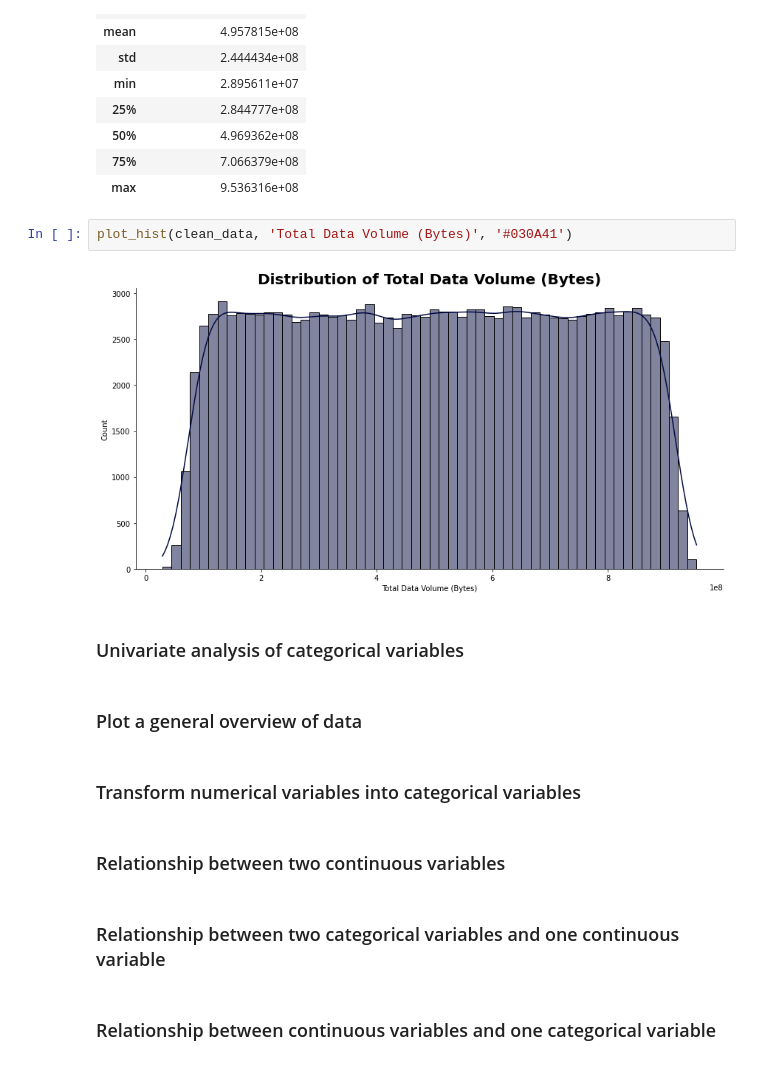
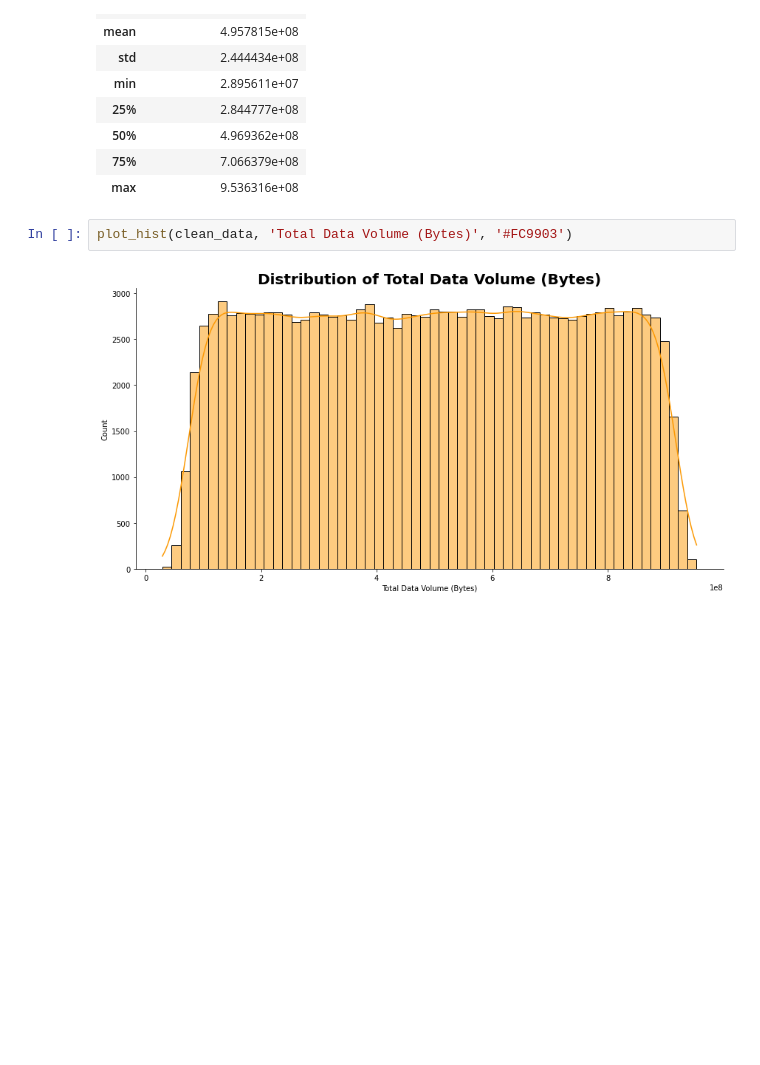
Before and after one commit to gezish/TellCo-UserDataAnalytics, a Jupyter notebook: notebooks/user_overview_analysis.ipynb, the cells around one changed output. Drawn from its saved outputs; the diff is of its cells as text; blank space fills up the shorter version.

```diff
--- a/notebooks/user_overview_analysis.ipynb
+++ b/notebooks/user_overview_analysis.ipynb
@@ -310,18 +311,6 @@ clean_data[['Total Data Volume (Bytes)']].describe()
 | 75% | 7.066379e+08 |
 | max | 9.536316e+08 |
 # %%
-plot_hist(clean_data, 'Total Data Volume (Bytes)', '#030A41')
+plot_hist(clean_data, 'Total Data Volume (Bytes)', '#FC9903')
 # %% [output]
-[figure, old version]
+[figure, new version]
-# %% [markdown]
-### Univariate analysis of categorical variables
-# %% [markdown]
-### Plot a general overview of data
-# %% [markdown]
-### Transform numerical variables into categorical variables
-# %% [markdown]
-### Relationship between two continuous variables
-# %% [markdown]
-### Relationship between two categorical variables and one continuous variable
-# %% [markdown]
-### Relationship between continuous variables and one categorical variable
```
Also changed, not shown: parts of 32 cells of this notebook.
